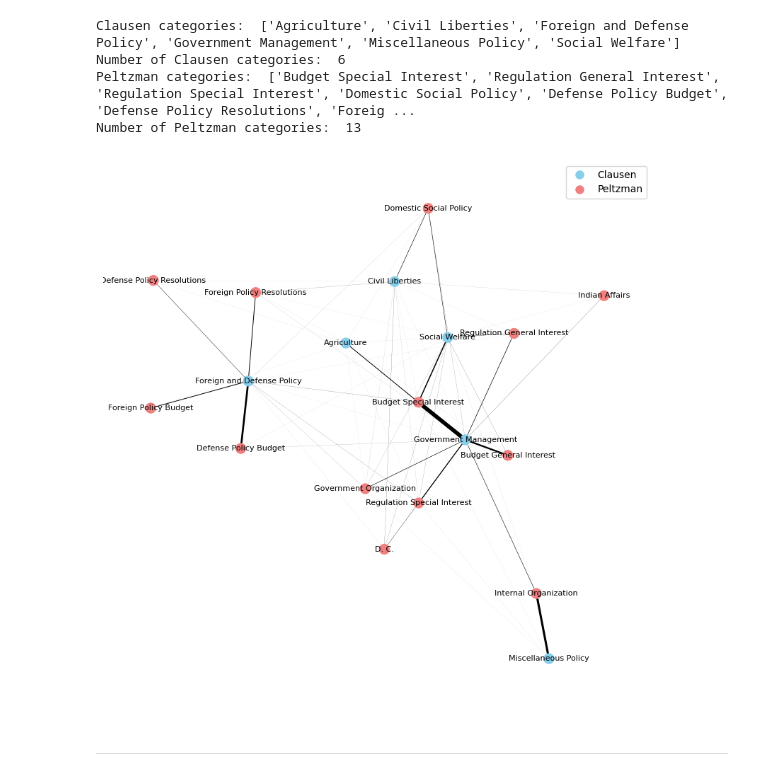
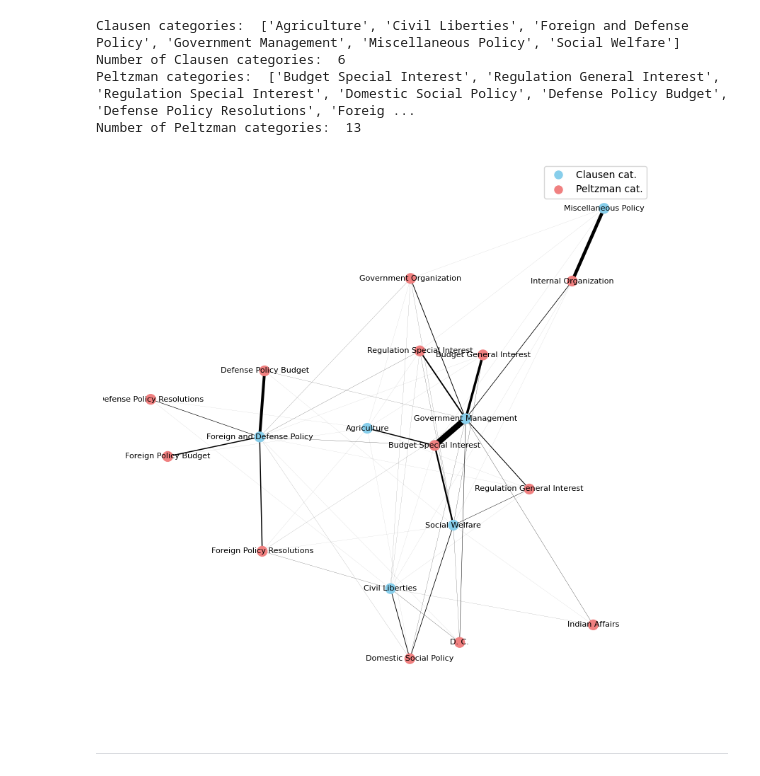
Before and after one commit to LeonardoAgasso/USA_Congress_SigNet, a Jupyter notebook: notebooks/1_network_parsing.ipynb, the cells around one changed output. Cells and saved outputs as stored; diff of their text form; code cells hidden in the pictures.

Commit message:
Check Clausen-Peltzman network

```diff
--- a/notebooks/1_network_parsing.ipynb
+++ b/notebooks/1_network_parsing.ipynb
@@ -224,35 +224,35 @@ def scale_edge_weights(weight_values, max_thickness=4):
         return [0] * len(weight_values)
     return [max_thickness * w / max_weight for w in weight_values]
 # %%
-def scale_edge_weights(weight_values, max_thickness=4):
+def scale_edge_weights(weight_values, max_thickness=6):
     max_weight = max(weight_values)
     if max_weight == 0:
         return [0] * len(weight_values)
     return [max_thickness * w / max_weight for w in weight_values]
 
 edge_color = 'black'  # Change this to any color you prefer
 
 node_colors = [0 if G.nodes[n]['bipartite'] == 0 else 1 for n in G.nodes()]
 node_colors = ['skyblue' if color == 0 else 'lightcoral' for color in node_colors]  # Choose node colors
 
 edge_weights = [G[u][v]['weight'] for u, v in G.edges()]
 edge_thickness = scale_edge_weights(edge_weights)
 
 plt.figure(figsize=(10, 10))
-pos = nx.spring_layout(G, k=0.5)  # Apply spring layout with modified parameters
+pos = nx.spring_layout(G, k=0.3)  # Apply spring layout with modified parameters
 nx.draw_networkx_nodes(G, pos=pos, node_color=node_colors, node_size=100)
 nx.draw_networkx_edges(G, pos=pos, width=edge_thickness, edge_color=edge_color)
 nx.draw_networkx_labels(G, pos=pos, font_size=8)
 
 legend_elements = [
-    Line2D([0], [0], marker='o', color='w', markerfacecolor='skyblue', markersize=10, label='Clausen'),
-    Line2D([0], [0], marker='o', color='w', markerfacecolor='lightcoral', markersize=10, label='Peltzman')
+    Line2D([0], [0], marker='o', color='w', markerfacecolor='skyblue', markersize=10, label='Clausen cat.'),
+    Line2D([0], [0], marker='o', color='w', markerfacecolor='lightcoral', markersize=10, label='Peltzman cat.')
 ]
 plt.legend(handles=legend_elements, loc='upper right')
 
 plt.axis('off')
 plt.show()
 # %% [output]
-[figure, old version]
+[figure, new version]
 # %% [markdown]
 ________________________________________________________________
```
